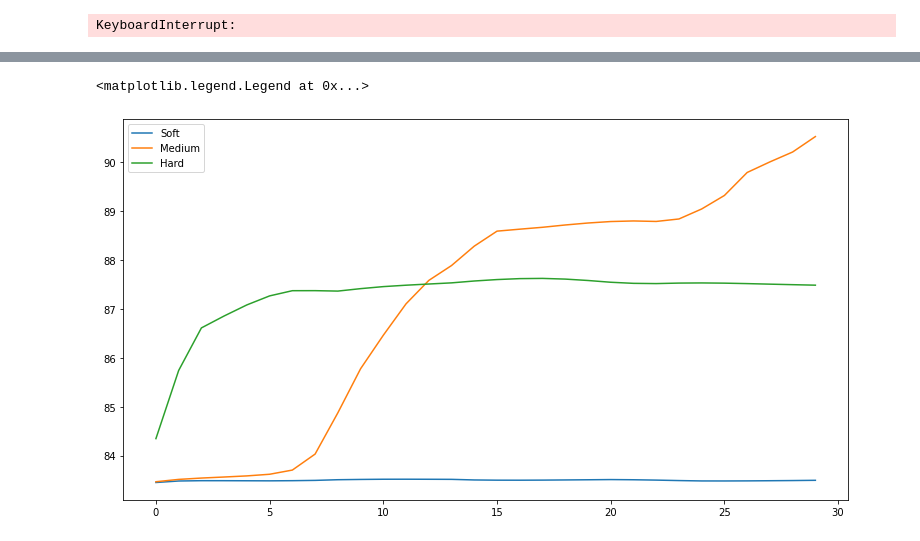
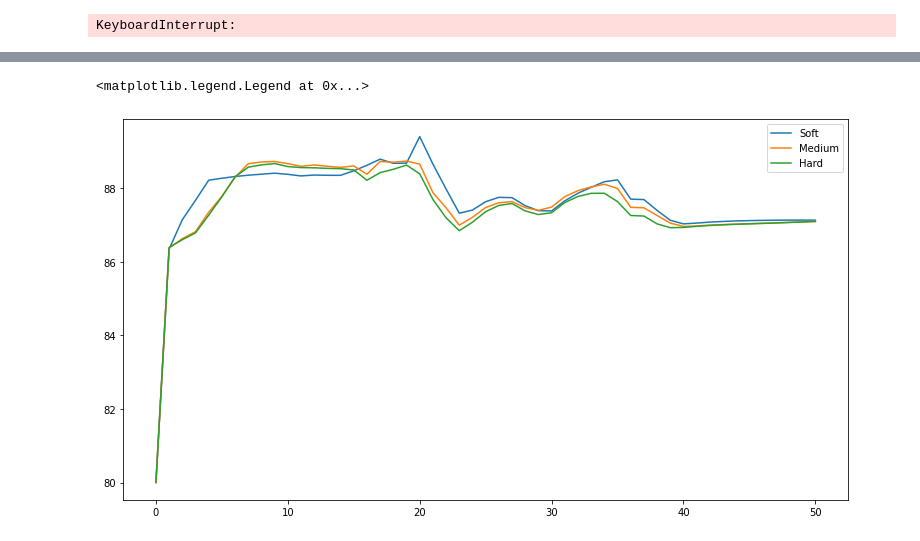
Before and after one commit to clement-micol/Project-IEOR4575, a Jupyter notebook: Untitled.ipynb, the cells around one changed output, grey strips where cells are left out. Cells and saved outputs as stored; diff of their text form; code cells hidden in the pictures.

```diff
--- a/Untitled.ipynb
+++ b/Untitled.ipynb
@@ -81,12 +97,12 @@ X_train, X_test, y_train, y_test = train_test_split(X,y,test_size=0.2,random_sta
 # %% [markdown]
 ## Implement the model
 # %%
-from keras.regularizers import l1
-def NAM(num_input=7,dropout_ratio = 0.2,regularizer_value = 0.01, mlp_size=90, output_lstm_size = 24, decay_rate=0.95,lstm_input=48, initial_learning_rate=1e-2):
+from keras.regularizers import l2
+def NAM(num_input=5,dropout_ratio = 0.2,regularizer_value = 0.01, mlp_size=128, output_lstm_size = 20, decay_rate=0.95,lstm_input=32, initial_learning_rate=5e-3):
     feature_input = layers.Input(shape=(1,num_input))
     embbed_feature_input = layers.Lambda(lambda x : tf.split(x,num_input,axis=2))(feature_input)
     feature_output = []
-    for i in range(num_input-1):
+    for i in range(num_input):
         x = layers.Dense(mlp_size,activation="relu",kernel_initializer="he_uniform")(embbed_feature_input[i])# or 64 as best hyperparameters
         x = layers.Dense(mlp_size,activation="relu",kernel_initializer="he_uniform")(x)
         x = layers.Dense(mlp_size//2,activation="relu",kernel_initializer="he_uniform")(x)
@@ -100,7 +116,7 @@ def NAM(num_input=7,dropout_ratio = 0.2,regularizer_value = 0.01, mlp_size=90, o
     combined_output = layers.Dropout(dropout_ratio)(combined_output)
     combined_output = layers.BatchNormalization(trainable=True)(combined_output)
     lstm_output = layers.LSTM(output_lstm_size)(combined_output)
-    output = layers.Dense(1,activation="linear",kernel_initializer="he_uniform", kernel_regularizer=l1(regularizer_value))(lstm_output)
+    output = layers.Dense(1,activation="linear",kernel_initializer="he_uniform", kernel_regularizer=l2(regularizer_value))(lstm_output)
     model = keras.Model(inputs=feature_input,outputs=output)
     lr_schedule = tf.keras.optimizers.schedules.ExponentialDecay(
         initial_learning_rate,
@@ -135,9 +151,10 @@ for mean, stdev, param in zip(means, stds, params):
 # %% [output]
 KeyboardInterrupt:
 # %%
-batch_size = 64
+batch_size = 256
 num_epochs = 1000
 model = NAM()
+
 checkpoint_filepath = "./data/tmp/checkpoint_NAM"
 checkpoint_callback = keras.callbacks.ModelCheckpoint(
         checkpoint_filepath,
@@ -145,7 +162,7 @@ checkpoint_callback = keras.callbacks.ModelCheckpoint(
         save_best_only=True,
         save_weights_only=True,
     )
-early_stoping_callback = keras.callbacks.EarlyStopping(monitor='val_loss', patience=200)
+early_stoping_callback = keras.callbacks.EarlyStopping(monitor='loss', patience=200)
 
 history = model.fit(
         x=np.reshape(X_train,(X_train.shape[0],1,X_train.shape[1])),
@@ -227,22 +239,30 @@ plt.plot(y_test-y_pred)
 "LapNumber","TyreLife","Compound","Piting","DriverNumber","LapTime","DistanceToDriverAhead"
 num_lap = 50
 def prediction(num_laps,compounds, driver, tyrelife, exhaustion, initial_speed):
-    lap_time=[]
+    lap_time=[initial_speed]
+    acc_time=[]
     v_previous=initial_speed
+    a_previous=1
     for i in range(num_laps):
-        T_compound_0 = np.reshape(np.array([exhaustion+i, tyrelife+i,compounds,0,driver,0,v_previous],dtype=object),(1,-1))
-        v_previous = scaler_y.inverse_transform(model.predict(np.reshape(scaler_X.transform(T_compound_0),(T_compound_0.shape[0],1,T_compound_0.shape[1]))))[0][0]
+        if i == 20:
+            compounds += 1
+            tyrelife-=20
+        T_compound_0 = np.reshape(np.array([exhaustion+i, tyrelife+i,compounds,0,v_previous],dtype=object),(1,-1))
+        v_previous = scaler_y.inverse_transform(np.reshape(model.predict(np.reshape(scaler_X.transform(T_compound_0),(1,1,-1))),(-1,1)))
+        v_previous = v_previous[0][0]
+        a_previous = v_previous-lap_time[-1]
         lap_time.append(v_previous)
-    return lap_time
+        acc_time.append(a_previous)
+    return lap_time, acc_time
 # %%
-lap_time_0 = prediction(30,0,44,1,2,80)
-lap_time_1 = prediction(30,1,44,1,2,80)
-lap_time_2 = prediction(30,2,33,1,2,80)
+lap_time_0 = prediction(50,0,33,1,2,80)
+lap_time_1 = prediction(50,1,33,1,2,80)
+lap_time_2 = prediction(50,2,33,1,2,80)
 # %%
-plt.plot(lap_time_0, label="Soft")
-plt.plot(lap_time_1, label="Medium")
-plt.plot(lap_time_2, label ="Hard")
+plt.plot(lap_time_0[0], label="Soft")
+plt.plot(lap_time_1[0], label="Medium")
+plt.plot(lap_time_2[0], label="Hard")
 plt.legend()
 # %% [output]
 <matplotlib.legend.Legend at 0x...>
-[figure, old version]
+[figure, new version]
```
Also changed, not shown: parts of 14 cells of this notebook, 2 other files.
